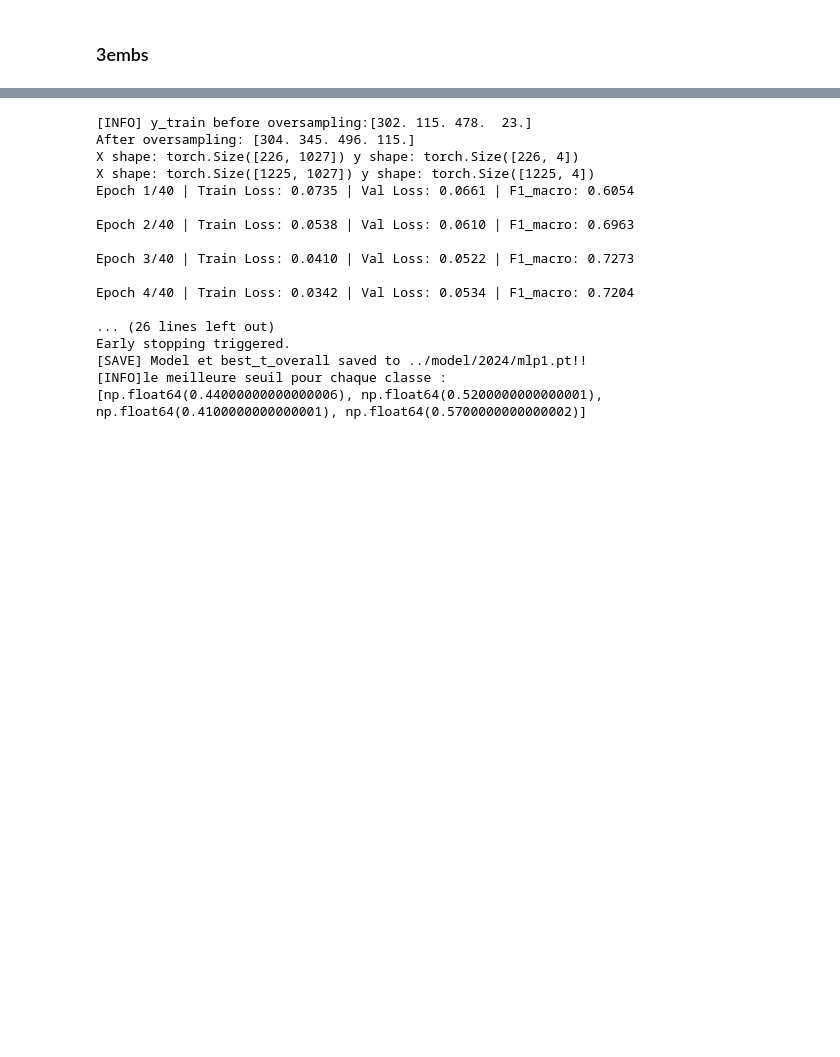
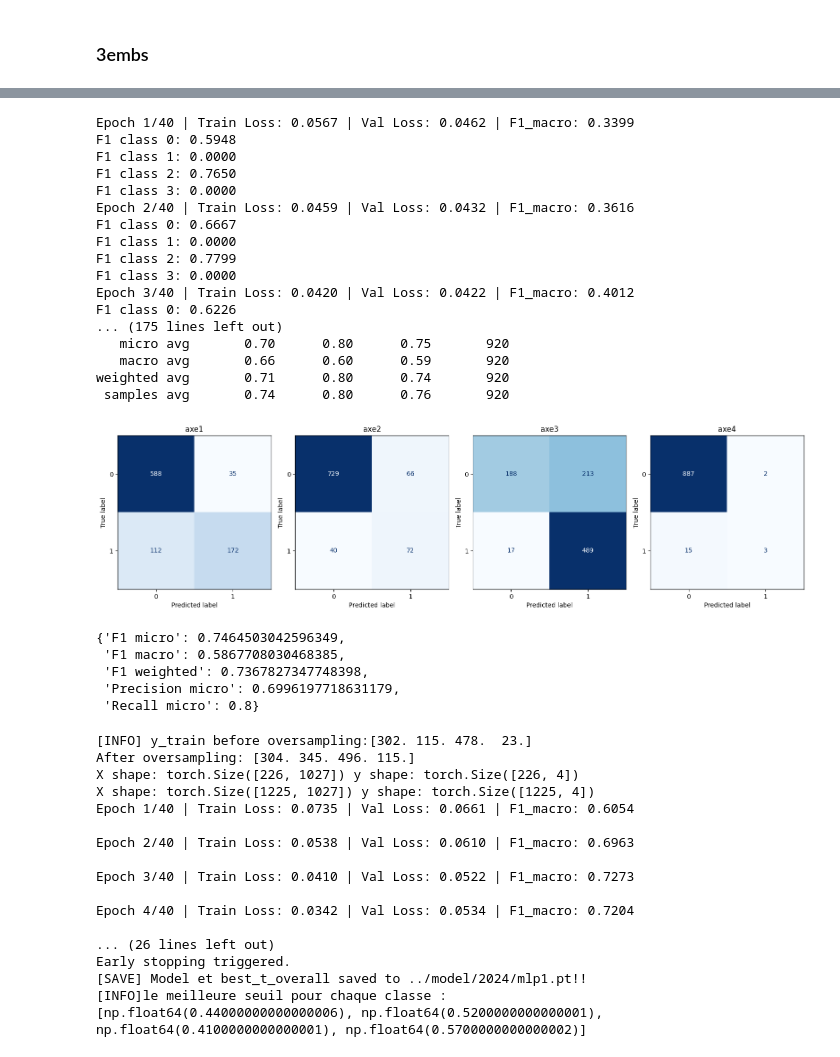
Before and after one commit to yeliu-dh/hal_insight, a Jupyter notebook: notebooks/test_trainclf.ipynb, the cells around one changed output, grey strips where cells are left out. Cells and saved outputs as stored; diff of their text form; code cells hidden in the pictures; blank space fills up the shorter version.

```diff
--- a/notebooks/test_trainclf.ipynb
+++ b/notebooks/test_trainclf.ipynb
@@ -170,3 +235,50 @@ F1 class 2: 0.7747
+# %%
+importlib.reload(axe_classification)
+from utils.axe_classification import train_multilabel_mlp_class
+
+model_mlp_4class, best_t_overall_4class=train_multilabel_mlp_class (X_train,X_val,y_train, y_val,
+                n_classes=4,
+                batch_size=32,dropout=0.5, n_epochs=40, patience=5,
+                model_path="../model/2024/mlp_4class.pt")
+
+# ## 4CLASS MLP
+importlib.reload(axe_classification)
+from utils.axe_classification import predict_by_mlp, evaluate_model
+
+out = predict_by_mlp(
+    X_val,
+    model_mlp_4class,
+    threshold=best_t_overall_4class
+)
+evaluate_model(
+    y_true=y_val,
+    y_pred=out["preds"],
+    class_names=["axe1", "axe2", "axe3",'axe4']
+)
+# %% [output]
+Epoch 1/40 | Train Loss: 0.0567 | Val Loss: 0.0462 | F1_macro: 0.3399
+F1 class 0: 0.5948
+F1 class 1: 0.0000
+F1 class 2: 0.7650
+F1 class 3: 0.0000
+Epoch 2/40 | Train Loss: 0.0459 | Val Loss: 0.0432 | F1_macro: 0.3616
+F1 class 0: 0.6667
+F1 class 1: 0.0000
+F1 class 2: 0.7799
+F1 class 3: 0.0000
+Epoch 3/40 | Train Loss: 0.0420 | Val Loss: 0.0422 | F1_macro: 0.4012
+F1 class 0: 0.6226
+... (175 lines left out)
+   micro avg       0.70      0.80      0.75       920
+   macro avg       0.66      0.60      0.59       920
+weighted avg       0.71      0.80      0.74       920
+ samples avg       0.74      0.80      0.76       920
+[figure, added]
+{'F1 micro': 0.7464503042596349,
+ 'F1 macro': 0.5867708030468385,
+ 'F1 weighted': 0.7367827347748398,
+ 'Precision micro': 0.6996197718631179,
+ 'Recall micro': 0.8}
 # %%
 #----------------------------parameters-------------------------------
 batch_size=32
```
Also changed, not shown: parts of 18 cells of this notebook, 10 other files.
